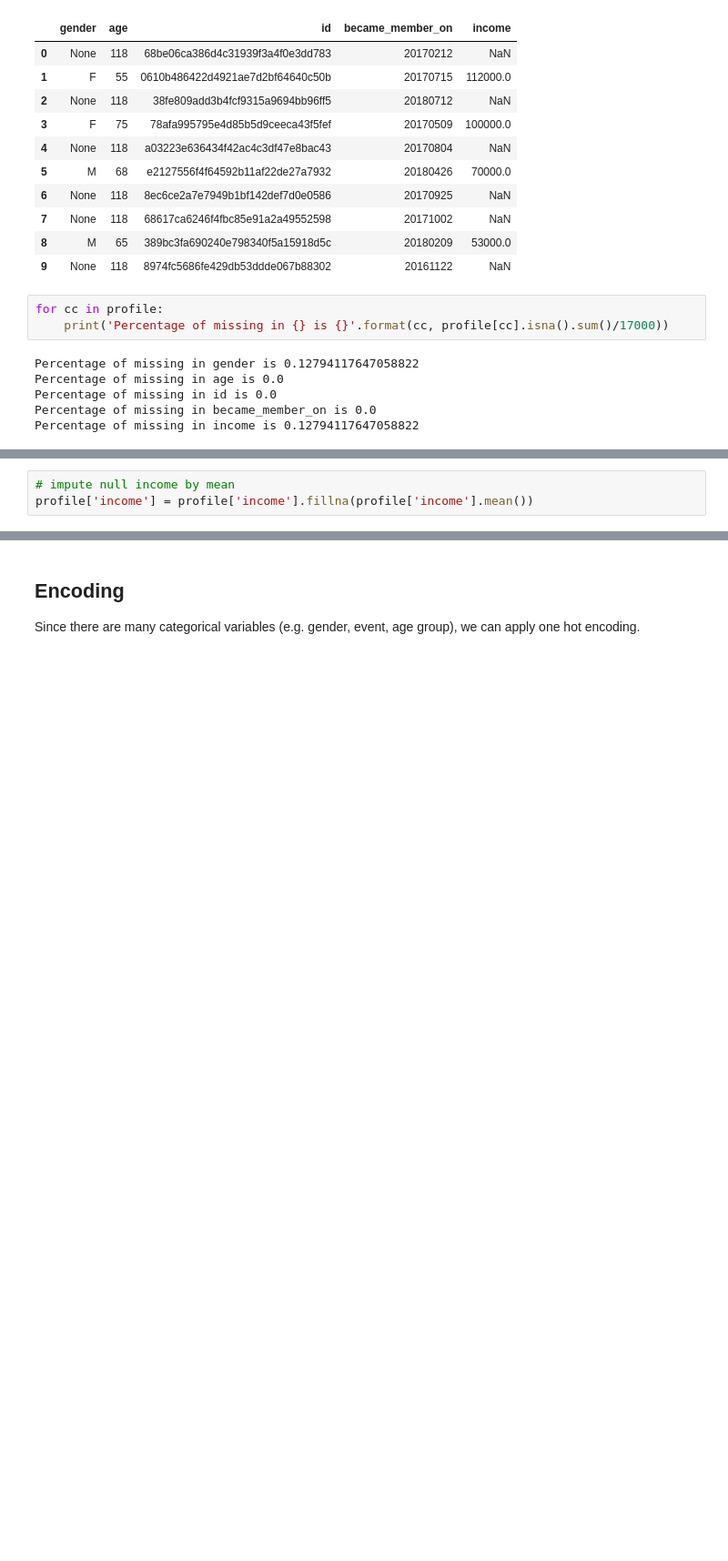
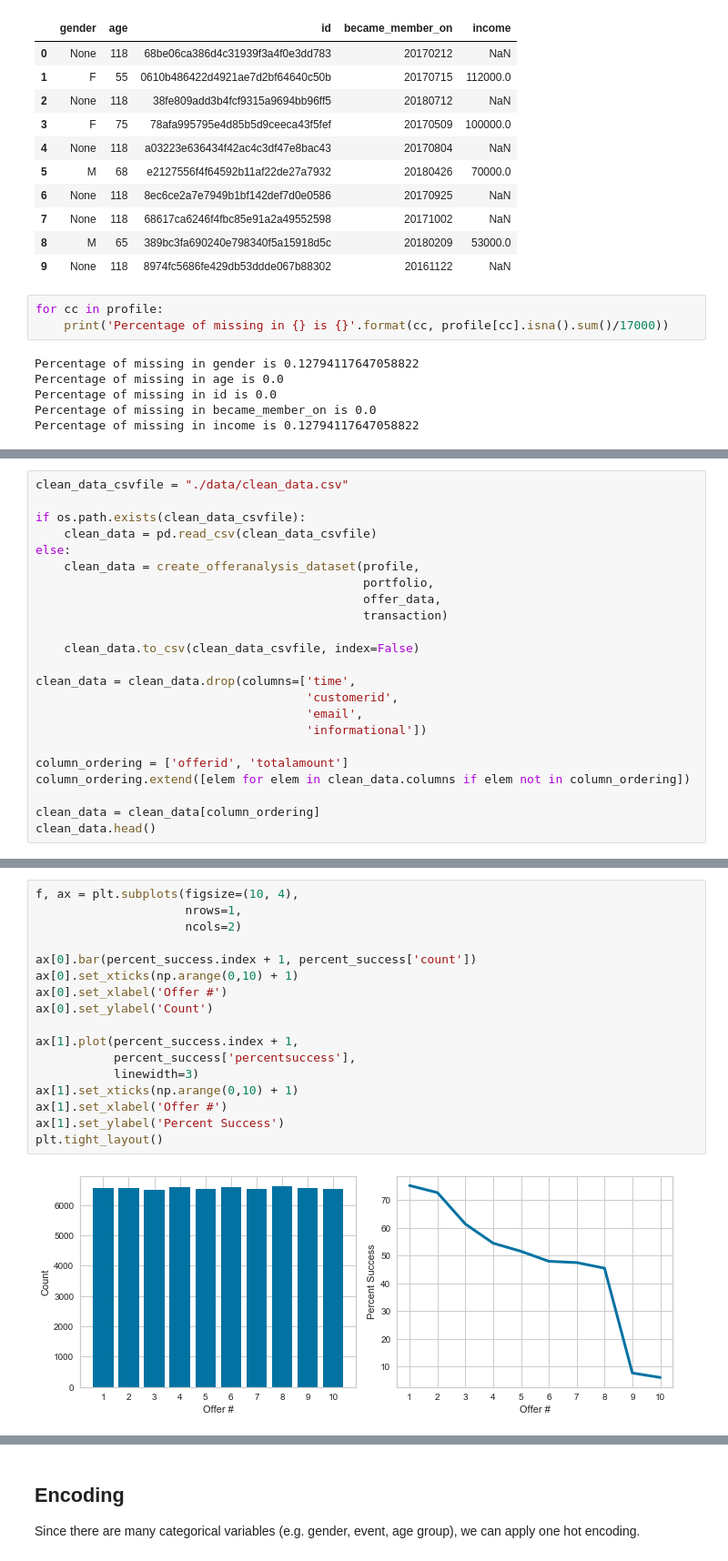
Before and after one commit to xixiaodong/Starbucks-customer-segmentation, a Jupyter notebook: Starbucks_Capstone_notebook.ipynb, the cells around one changed output, grey strips where cells are left out. Shown: that part at 91% size. Saved outputs shown, nothing was run; the diff lists cells and outputs as text; blank space fills up the shorter version.

```diff
--- a/Starbucks_Capstone_notebook.ipynb
+++ b/Starbucks_Capstone_notebook.ipynb
@@ -183,3 +250,0 @@ profile['month'] = pd.DatetimeIndex(profile['became_member_on']).month
-# %%
-# impute null income by mean
-profile['income'] = profile['income'].fillna(profile['income'].mean())
@@ -213,0 +397,23 @@ transcript.head(10)
+# %%
+clean_data_csvfile = "./data/clean_data.csv"
+
+if os.path.exists(clean_data_csvfile):
+    clean_data = pd.read_csv(clean_data_csvfile)
+else:
+    clean_data = create_offeranalysis_dataset(profile,
+                                              portfolio,
+                                              offer_data,
+                                              transaction)
+
+    clean_data.to_csv(clean_data_csvfile, index=False)
+
+clean_data = clean_data.drop(columns=['time',
+                                      'customerid',
+                                      'email',
+                                      'informational'])
+
+column_ordering = ['offerid', 'totalamount']
+column_ordering.extend([elem for elem in clean_data.columns if elem not in column_ordering])
+
+clean_data = clean_data[column_ordering]
+clean_data.head()
@@ -213,0 +535,19 @@ transcript.head(10)
+# %%
+f, ax = plt.subplots(figsize=(10, 4),
+                     nrows=1,
+                     ncols=2)
+
+ax[0].bar(percent_success.index + 1, percent_success['count'])
+ax[0].set_xticks(np.arange(0,10) + 1)
+ax[0].set_xlabel('Offer #')
+ax[0].set_ylabel('Count')
+
+ax[1].plot(percent_success.index + 1,
+           percent_success['percentsuccess'],
+           linewidth=3)
+ax[1].set_xticks(np.arange(0,10) + 1)
+ax[1].set_xlabel('Offer #')
+ax[1].set_ylabel('Percent Success')
+plt.tight_layout()
+# %% [output]
+[figure, added]
```
Also changed, not shown: parts of 41 cells of this notebook.
